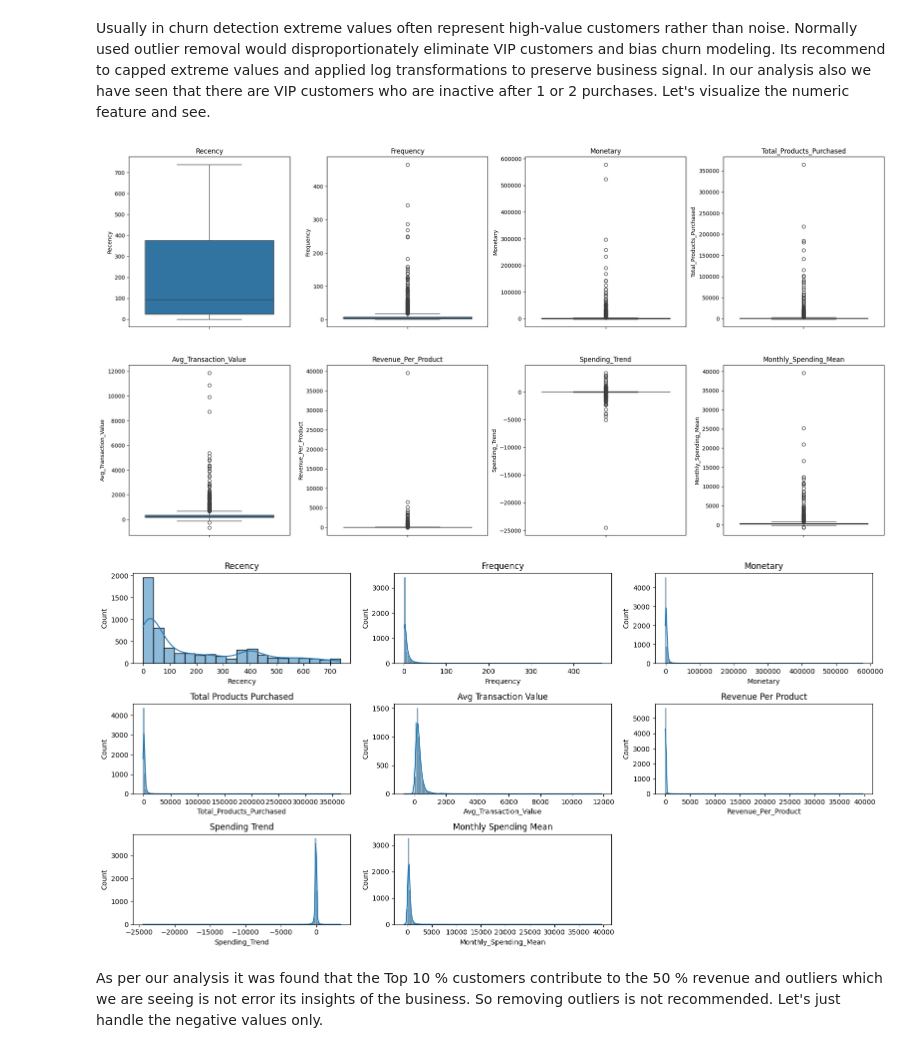
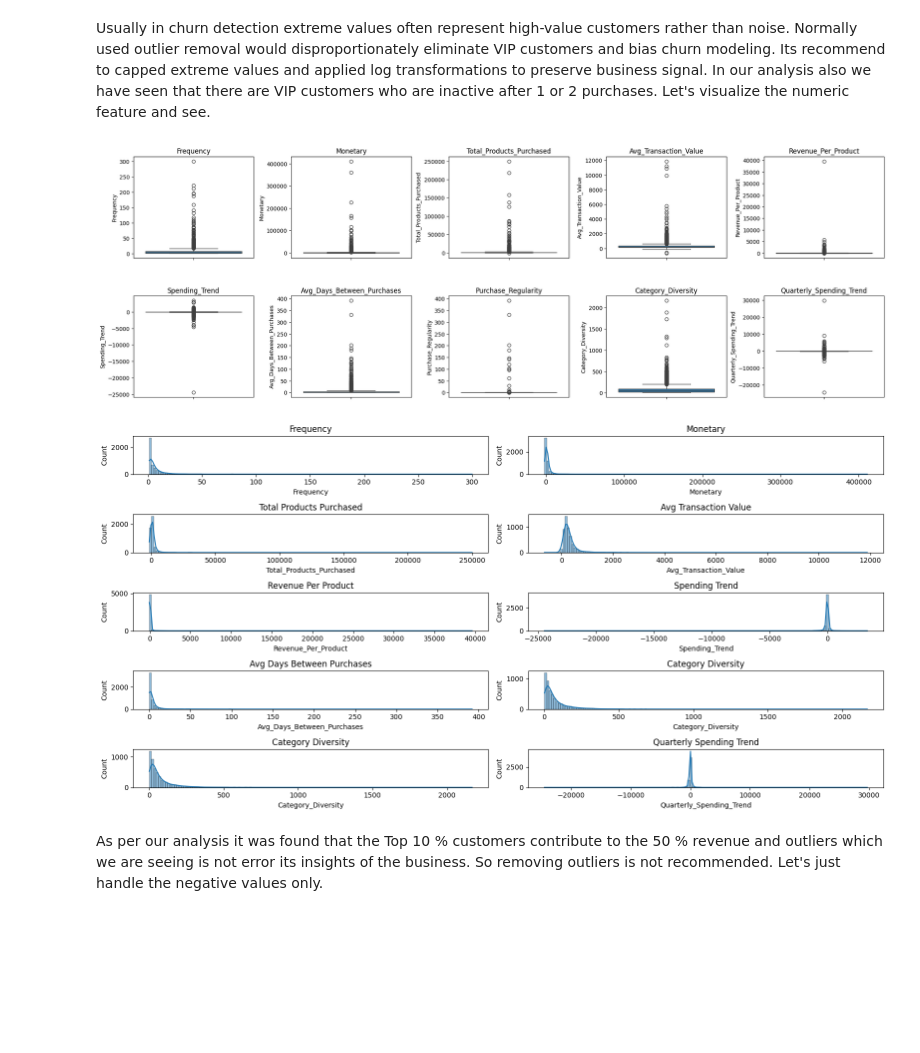
Before and after one commit to samithcsachi/Customer-Segmentation-Retention-Strategy, a Jupyter notebook: research/02_customer_churn_prediction_model.ipynb, the cells around one changed output. Saved outputs shown, nothing was run; the diff lists cells and outputs as text; code cells hidden in the pictures; blank space fills up the shorter version.

```diff
--- a/research/02_customer_churn_prediction_model.ipynb
+++ b/research/02_customer_churn_prediction_model.ipynb
@@ -44,8 +46,7 @@ def feature_engineering(df):
     last_purchase = df.groupby('Customer ID')['InvoiceDate'].max().reset_index()
     last_purchase['Churn'] = ((snapshot_date - last_purchase['InvoiceDate']).dt.days > 90).astype(int)
 
-    rfm = df.groupby('Customer ID').agg(Recency=('InvoiceDate', lambda x: (snapshot_date - x.max()).days),
-                                        Frequency=('Invoice', 'nunique'),
+    rfm = df.groupby('Customer ID').agg(Frequency=('Invoice', 'nunique'),
                                         Monetary=('Total_Spend', 'sum'),
                                         Total_Products_Purchased=('Quantity', 'sum'),
                                         Unique_Products_Purchased=('StockCode', 'nunique')).reset_index()
@@ -146,66 +152,79 @@ We can see that we have many negative values and this is indicating there will b
 # %% [markdown]
 Usually in churn detection extreme values often represent high-value customers rather than noise. Normally used outlier removal would disproportionately eliminate VIP customers and bias churn modeling. Its recommend to capped extreme values and applied log transformations to preserve business signal. In our analysis also we have seen that there are VIP customers who are inactive after 1 or 2 purchases. Let's visualize the numeric feature and see.
 # %%
-selected_cols = df[['Recency', 'Frequency', 'Monetary', 'Total_Products_Purchased', 'Avg_Transaction_Value', 'Revenue_Per_Product','Spending_Trend', 'Monthly_Spending_Mean']]
+selected_cols = customer_data[['Frequency', 'Monetary', 'Total_Products_Purchased', 'Avg_Transaction_Value', 'Revenue_Per_Product','Spending_Trend', 'Avg_Days_Between_Purchases', 'Purchase_Regularity', 'Category_Diversity', 'Quarterly_Spending_Trend']]
 
-fig, ax = plt.subplots(ncols=4, nrows=2, figsize=(20, 10))
+fig, ax = plt.subplots(ncols=5, nrows=3, figsize=(20, 10))
 ax = ax.flatten()
 
 index = 0
 for col in selected_cols.columns:
     sns.boxplot(y=col, data=selected_cols, ax=ax[index])
     ax[index].set_title(f"{col}")
     index += 1
 
 
 for j in range(index, len(ax)):
     fig.delaxes(ax[j])
 
 plt.tight_layout(pad=0.5, w_pad=0.7, h_pad=5.0)
 plt.show()
 # %% [output]
-[figure, old version]
+[figure, new version]
 # %%
 plt.figure(figsize=(16, 8))
 
 
 
-plt.subplot(3, 3, 1)
-sns.histplot(df['Recency'], kde=True)
-plt.title('Recency')
 
-plt.subplot(3, 3, 2)
-sns.histplot(df['Frequency'], kde=True)
+plt.subplot(5, 2, 1)
+sns.histplot(customer_data['Frequency'], kde=True)
 plt.title('Frequency')
 
-plt.subplot(3, 3, 3)
-sns.histplot(df['Monetary'], kde=True)
+plt.subplot(5, 2, 2)
+sns.histplot(customer_data['Monetary'], kde=True)
 plt.title('Monetary')
 
-plt.subplot(3, 3, 4)
-sns.histplot(df['Total_Products_Purchased'], kde=True)
+plt.subplot(5, 2, 3)
+sns.histplot(customer_data['Total_Products_Purchased'], kde=True)
 plt.title('Total Products Purchased')
 
-plt.subplot(3, 3, 5)
-sns.histplot(df['Avg_Transaction_Value'], kde=True)
+plt.subplot(5, 2, 4)
+sns.histplot(customer_data['Avg_Transaction_Value'], kde=True)
 plt.title('Avg Transaction Value')
 
-plt.subplot(3, 3, 6)
-sns.histplot(df['Revenue_Per_Product'], kde=True)
+plt.subplot(5, 2, 5)
+sns.histplot(customer_data['Revenue_Per_Product'], kde=True)
 plt.title('Revenue Per Product')
 
-plt.subplot(3, 3, 7)
-sns.histplot(df['Spending_Trend'], kde=True)
+plt.subplot(5, 2, 6)
+sns.histplot(customer_data['Spending_Trend'], kde=True)
 plt.title('Spending Trend')
 
-plt.subplot(3, 3, 8)
-sns.histplot(df['Monthly_Spending_Mean'], kde=True)
-plt.title('Monthly Spending Mean')
+
+plt.subplot(5, 2, 7)
+sns.histplot(customer_data['Avg_Days_Between_Purchases'], kde=True)
+plt.title('Avg Days Between Purchases')
+
+plt.subplot(5, 2, 8)
+sns.histplot(customer_data['Category_Diversity'], kde=True)
+plt.title('Category Diversity')
+
+plt.subplot(5, 2, 9)
+sns.histplot(customer_data['Category_Diversity'], kde=True)
+plt.title('Category Diversity')
+
+
+plt.subplot(5, 2, 10)
+sns.histplot(customer_data['Quarterly_Spending_Trend'], kde=True)
+plt.title('Quarterly Spending Trend')
+
+
 
 plt.tight_layout()
 plt.show()
 # %% [output]
-[figure, old version]
+[figure, new version]
 # %% [markdown]
 As per our analysis it was found that the Top 10 % customers contribute to the 50 % revenue and outliers which we are seeing is not error its insights of the business. So removing outliers is not recommended. Let's just handle the negative values only.
 # %%
```
Also changed, not shown: parts of 27 cells of this notebook, 2 other files.
